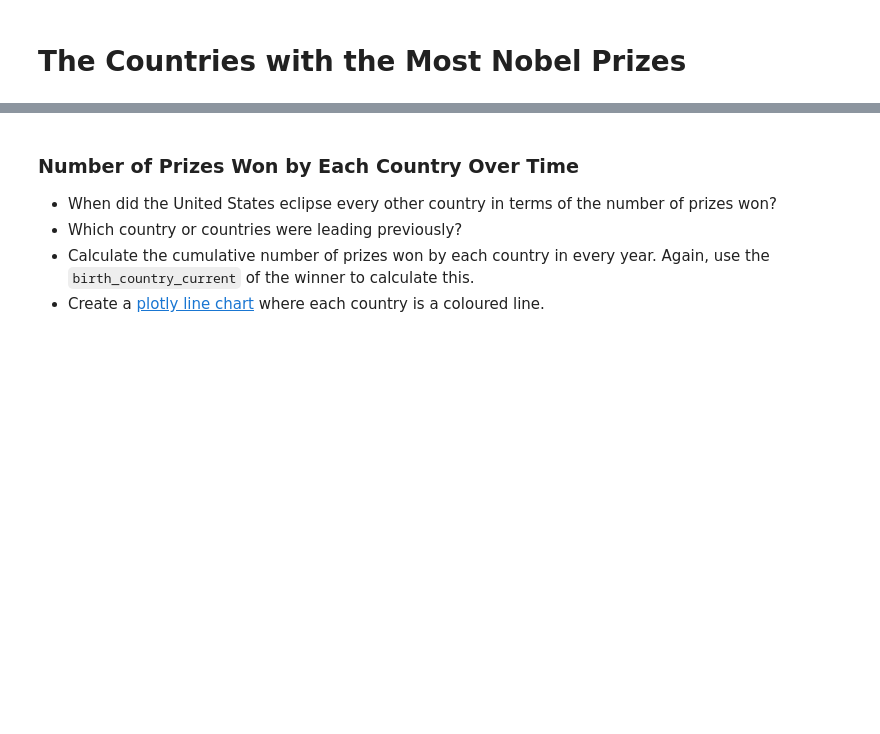
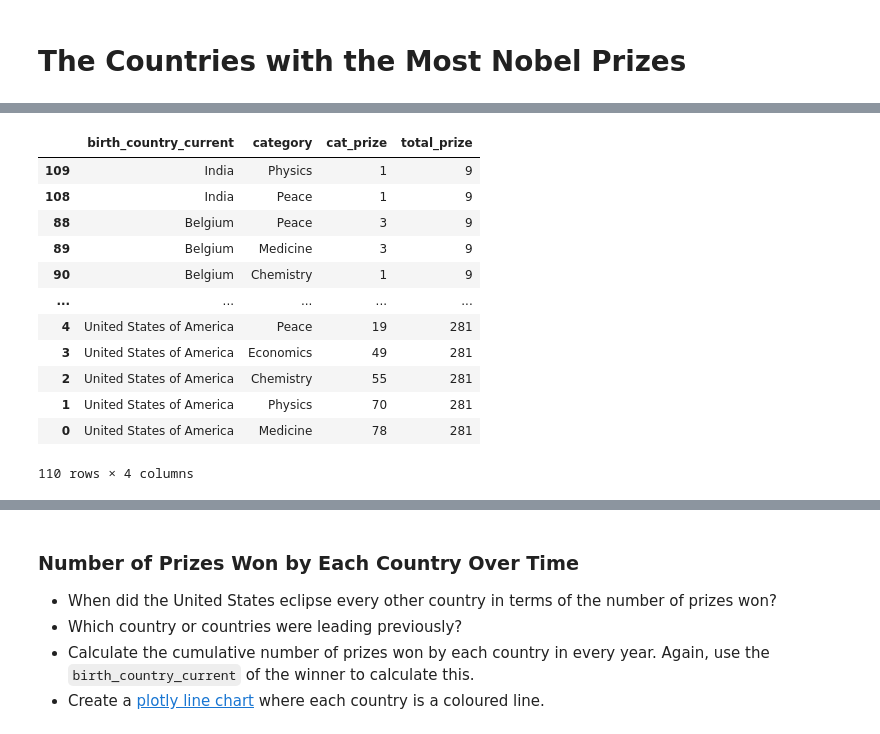
Before and after one commit to womaro/Story, a Jupyter notebook: Nobel_Prize_Analysis_(start).ipynb, the cells around one changed output, grey strips where cells are left out. Cells and saved outputs as stored; diff of their text form; code cells hidden in the pictures; blank space fills up the shorter version.

```diff
--- a/Nobel_Prize_Analysis_(start).ipynb
+++ b/Nobel_Prize_Analysis_(start).ipynb
@@ -441,3 +423,7 @@ roll_df
 <img src=https://i.imgur.com/agcJdRS.png width=750>
 
 * What is the ranking for the top 20 countries in terms of the number of prizes?
+# %%
+top20_countries = df_data.groupby('birth_country_current', as_index=False).agg({'prize': pd.Series.count})
+top20_countries.sort_values(by='prize', inplace=True)
+top20_countries = top20_countries[-20:]
@@ -472,3 +502,7 @@ The hard part is preparing the data for this chart!
 *Hint*: Take a two-step approach. The first step is grouping the data by country and category. Then you can create a DataFrame that looks something like this:
 
 <img src=https://i.imgur.com/VKjzKa1.png width=450>
+# %%
+cat_country = df_data.groupby(['birth_country_current', 'category'],
+                               as_index=False).agg({'prize': pd.Series.count})
+cat_country.sort_values(by='prize', ascending=False, inplace=True)
@@ -474,0 +525,21 @@ The hard part is preparing the data for this chart!
+# %%
+merged_df = pd.merge(cat_country, top20_countries, on='birth_country_current')
+# change column names
+merged_df.columns = ['birth_country_current', 'category', 'cat_prize', 'total_prize']
+merged_df.sort_values(by='total_prize', inplace=True)
+# %%
+merged_df
+# %% [output]
+|  | birth_country_current | category | cat_prize | total_prize |
+| 109 | India | Physics | 1 | 9 |
+| 108 | India | Peace | 1 | 9 |
+| 88 | Belgium | Peace | 3 | 9 |
+| 89 | Belgium | Medicine | 3 | 9 |
+| 90 | Belgium | Chemistry | 1 | 9 |
+| ... | ... | ... | ... | ... |
+| 4 | United States of America | Peace | 19 | 281 |
+| 3 | United States of America | Economics | 49 | 281 |
+| 2 | United States of America | Chemistry | 55 | 281 |
+| 1 | United States of America | Physics | 70 | 281 |
+| 0 | United States of America | Medicine | 78 | 281 |
+110 rows × 4 columns
```
Also changed, not shown: parts of 17 cells of this notebook.
